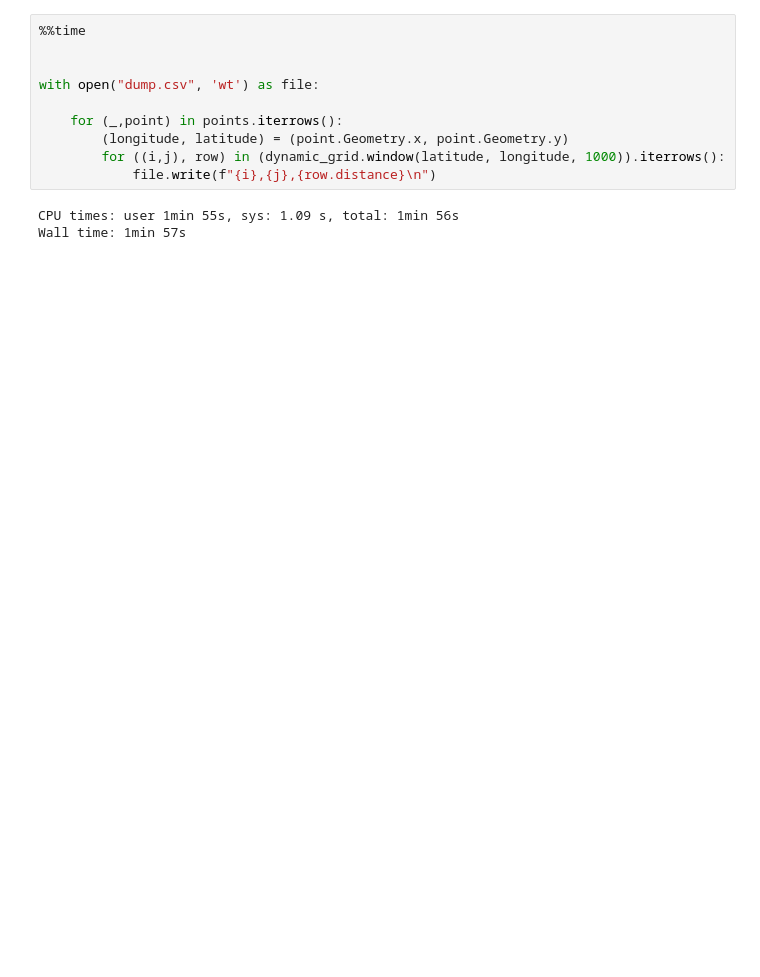
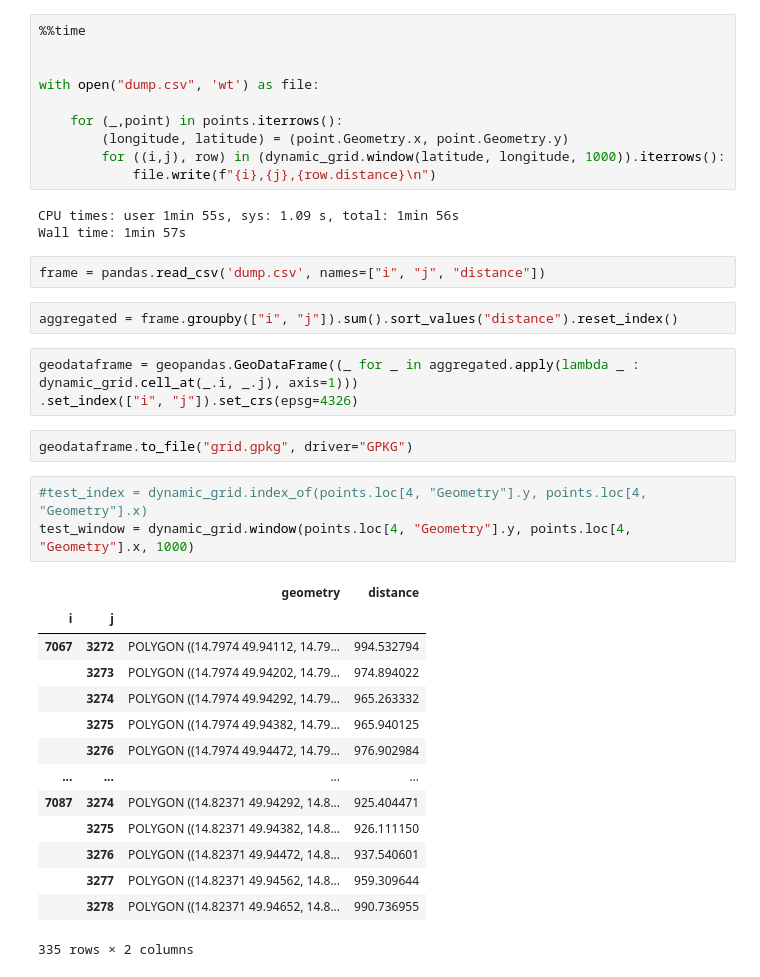
Before and after one commit to rab1tt/geodata, a Jupyter notebook: Geodata.ipynb, the cells around one changed output. Cells and saved outputs as stored; diff of their text form; blank space fills up the shorter version.

```diff
--- a/Geodata.ipynb
+++ b/Geodata.ipynb
@@ -98,3 +96,30 @@ with open("dump.csv", 'wt') as file:
 # %% [output]
 CPU times: user 1min 55s, sys: 1.09 s, total: 1min 56s
 Wall time: 1min 57s
+# %%
+frame = pandas.read_csv('dump.csv', names=["i", "j", "distance"])
+# %%
+aggregated = frame.groupby(["i", "j"]).sum().sort_values("distance").reset_index()
+# %%
+geodataframe = geopandas.GeoDataFrame((_ for _ in aggregated.apply(lambda _ : dynamic_grid.cell_at(_.i, _.j), axis=1)))
+.set_index(["i", "j"]).set_crs(epsg=4326)
+# %%
+geodataframe.to_file("grid.gpkg", driver="GPKG")
+# %%
+#test_index = dynamic_grid.index_of(points.loc[4, "Geometry"].y, points.loc[4, "Geometry"].x)
+test_window = dynamic_grid.window(points.loc[4, "Geometry"].y, points.loc[4, "Geometry"].x, 1000)
+# %% [output]
+|  |  | geometry | distance |
+| i | j |  |  |
+| 7067 | 3272 | POLYGON ((14.7974 49.94112, 14.79... | 994.532794 |
+|  | 3273 | POLYGON ((14.7974 49.94202, 14.79... | 974.894022 |
+|  | 3274 | POLYGON ((14.7974 49.94292, 14.79... | 965.263332 |
+|  | 3275 | POLYGON ((14.7974 49.94382, 14.79... | 965.940125 |
+|  | 3276 | POLYGON ((14.7974 49.94472, 14.79... | 976.902984 |
+| ... | ... | ... | ... |
+| 7087 | 3274 | POLYGON ((14.82371 49.94292, 14.8... | 925.404471 |
+|  | 3275 | POLYGON ((14.82371 49.94382, 14.8... | 926.111150 |
+|  | 3276 | POLYGON ((14.82371 49.94472, 14.8... | 937.540601 |
+|  | 3277 | POLYGON ((14.82371 49.94562, 14.8... | 959.309644 |
+|  | 3278 | POLYGON ((14.82371 49.94652, 14.8... | 990.736955 |
+335 rows × 2 columns
```
Also changed, not shown: parts of 14 cells of this notebook, 1 other file.
